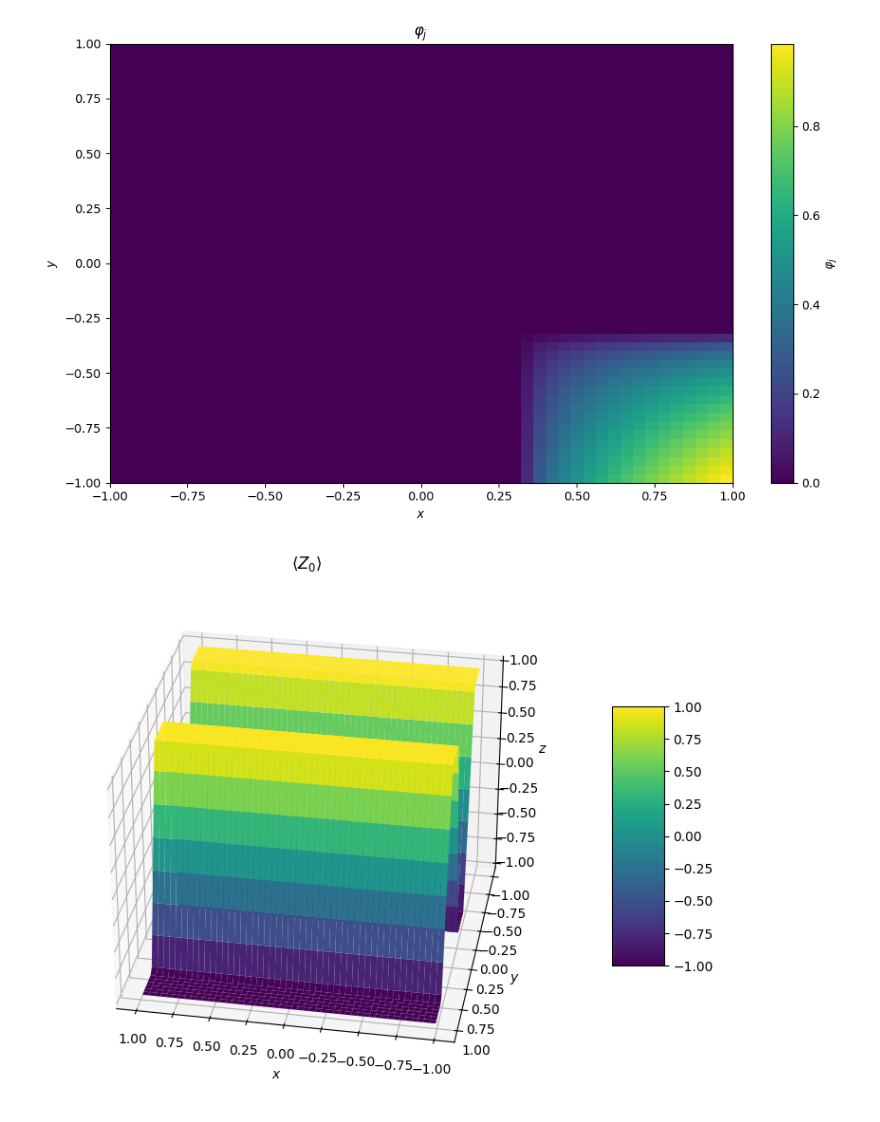
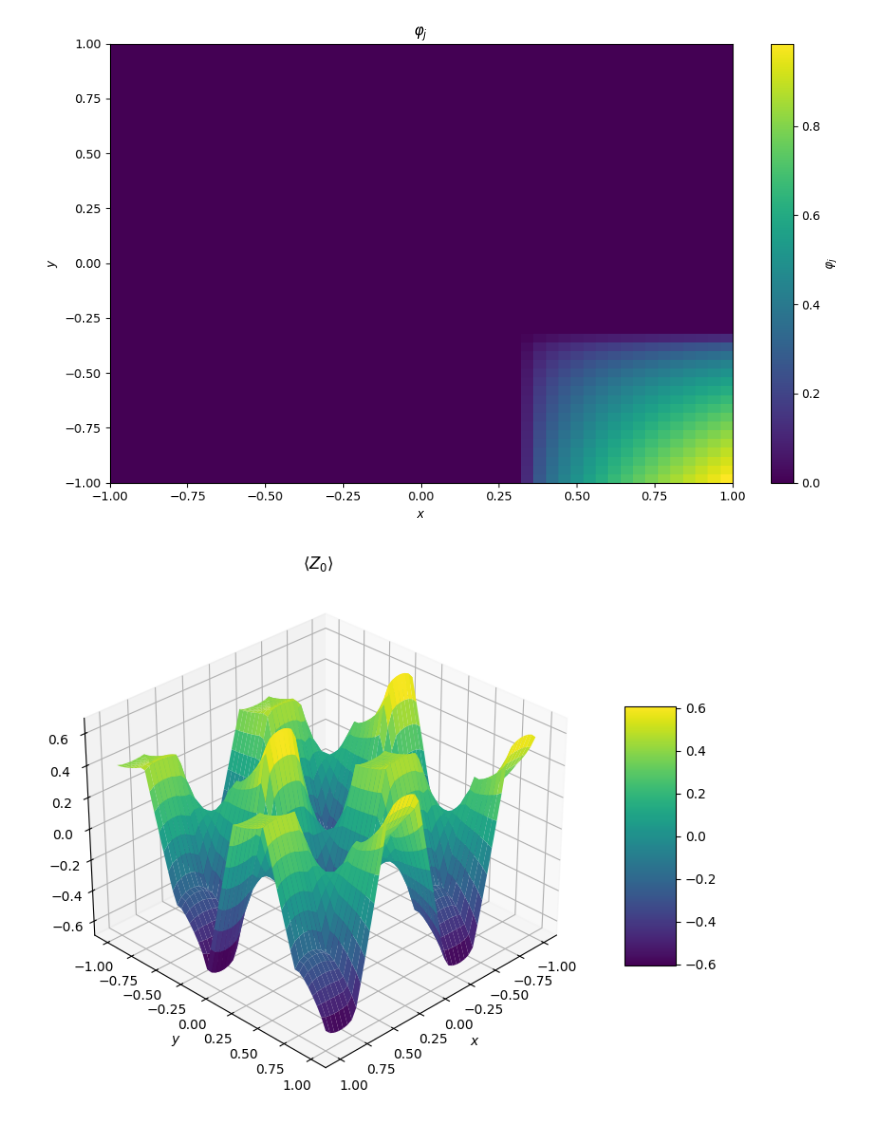
Before and after one commit to MazenAli/QuLearn, a Jupyter notebook: scratch/scratch5.ipynb, the cells around one changed output. Cells and saved outputs as stored; diff of their text form; code cells hidden in the pictures.

Commit message:
wip: add var layers

```diff
--- a/scratch/scratch5.ipynb
+++ b/scratch/scratch5.ipynb
@@ -337,15 +337,17 @@ class Linear2DBasisQFE(CircuitLayer):
 
         return self.norm
 # %%
+from qulearn.qlayer import AltRotCXLayer
 num_qubits = 3
 num_nodes = 2**num_qubits
 a = -1.0
 b = 1.0
 hat_basis = HatBasis(a=a, b=b, num_nodes=num_nodes)
+var = AltRotCXLayer(wires=2*num_qubits, n_layers=1)
 
-embed = Linear2DBasisQFE(wires=2*num_qubits, basis=hat_basis, sqrt=True, normalize=False, zorder=False)
-obs = qml.PauliZ(1)
-model = MeasurementLayer(embed, observables=obs, measurement_type=MeasurementType.Expectation)
+embed = Linear2DBasisQFE(wires=2*num_qubits, basis=hat_basis, sqrt=True, normalize=False, zorder=True)
+obs = qml.PauliZ(3)
+model = MeasurementLayer(embed, var, observables=obs, measurement_type=MeasurementType.Expectation)
 drawer = qml.draw(model.qnode, show_all_wires=True, expansion_strategy="device")
 x = torch.tensor([0.0, 0.0])
 print(drawer(x))
@@ -444,32 +453,32 @@ Z = torch.empty(num_pnts, num_pnts)
 for i in range(num_pnts):
     for j in range(num_pnts):
         xy = torch.tensor([[X[i, j], Y[i, j]]])
         Z[i, j] = model(xy).item()
 
 # Convert tensors to numpy arrays for plotting
 X = X.numpy()
 Y = Y.numpy()
 Z = Z.numpy()
 
 # Create a 3D surface plot
 fig = plt.figure(figsize=(10, 6))
 ax = fig.add_subplot(111, projection='3d')
 surf = ax.plot_surface(X, Y, Z, cmap='viridis')
 
 # Add labels and title
 ax.set_xlabel('$x$')
 ax.set_ylabel('$y$')
 ax.set_zlabel('$z$')
 ax.set_title("$\langle Z_0\\rangle$")
 
-ax.view_init(elev=30, azim=100)
+ax.view_init(elev=30, azim=45)
 # Add a color bar which maps values to colors
 fig.colorbar(surf, ax=ax, shrink=0.5, aspect=5)
 
 # Save the figure
 plt.tight_layout()
 
 # Show the plot
 plt.show()
 # %% [output]
-[figure, old version]
+[figure, new version]
```
Also changed, not shown: parts of 3 cells of this notebook.
